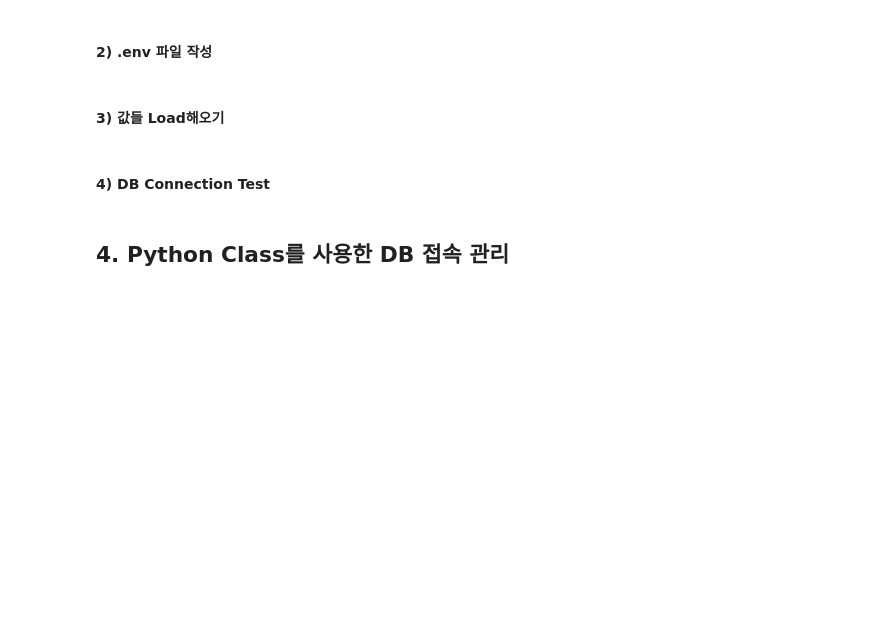
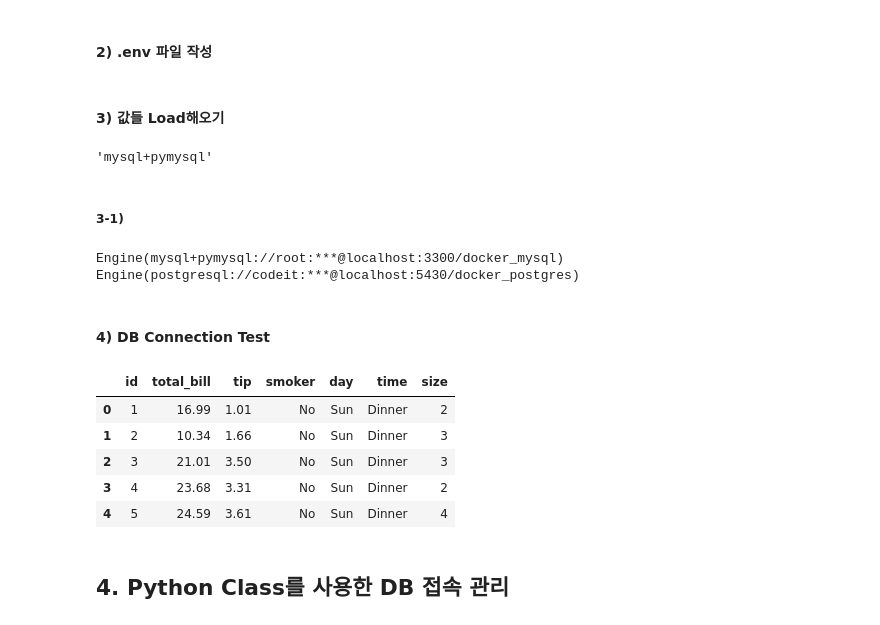
Before and after one commit to goodnews724/DataEngineeringRepo, a Jupyter notebook: 01_python_database/python_db_notebook.ipynb, the cells around one changed output. Cells and saved outputs as stored; diff of their text form; code cells hidden in the pictures; blank space fills up the shorter version.

```diff
--- a/01_python_database/python_db_notebook.ipynb
+++ b/01_python_database/python_db_notebook.ipynb
@@ -511,8 +659,86 @@ PORT=''
 DATABASE=''
 # %% [markdown]
 #### 3) 값들 Load해오기
+# %%
+import os
+
+# os.getenv("키 값(예시: MYSQL_ENGINE_NAME)")
+os.getenv("MYSQL_ENGINE_NAME")
+# %% [output]
+'mysql+pymysql'
+# %% [markdown]
+##### 3-1)
+# %%
+# ## 3) sql들 연결하기
+# from sqlalchemy import create_engine, text
+
+# ## MYSQL connection
+# engine_name = "mysql+pymysql"
+# user = 'root'
+# password = '123456'
+# host = 'localhost'
+# port = 3300
+# database = 'docker_mysql'
+
+# # connection 객체 생성
+# mysql_conn = create_engine(f"{engine_name}://{user}:{password}@{host}:{port}/{database}")
+# print(mysql_conn)
+
+# ## POSTGRESQL connection
+# engine_name = "postgresql"
+# user = 'codeit'
+# password = 'sprint'
+# host = 'localhost'
+# port = 5430
+# database = 'docker_postgres'
+
+# # connection 객체 생성
+# pg_conn = create_engine(f"{engine_name}://{user}:{password}@{host}:{port}/{database}")
+# print(pg_conn)
+
+from sqlalchemy import create_engine, text
+import os
+
+## MYSQL connection
+mysql_engine_name = os.getenv("MYSQL_ENGINE_NAME", "")
+mysql_user = os.getenv("MYSQL_USER", "")
+mysql_password = os.getenv("MYSQL_PASSWORD", "")
+mysql_host = os.getenv("MYSQL_HOST", "")
+mysql_port = os.getenv("MYSQL_PORT", "")
+mysql_database = os.getenv("MYSQL_DATABASE", "")
+
+# connection 객체 생성
+mysql_conn = create_engine(f"{mysql_engine_name}://{mysql_user}:{mysql_password}@{mysql_host}:{mysql_port}/{mysql_database}")
+print(mysql_conn)
+
+## POSTGRESQL connection
+pg_engine_name = os.getenv("PG_ENGINE_NAME", "")
+pg_user = os.getenv("PG_USER", "")
+pg_password = os.getenv("PG_PASSWORD", "")
+pg_host = os.getenv("PG_HOST", "")
+pg_port = os.getenv("PG_PORT", "")
+pg_database = os.getenv("PG_DATABASE", "")
+
+# connection 객체 생성
+pg_conn = create_engine(f"{pg_engine_name}://{pg_user}:{pg_password}@{pg_host}:{pg_port}/{pg_database}")
+print(pg_conn)
+# %% [output]
+Engine(mysql+pymysql://root:***@localhost:3300/docker_mysql)
+Engine(postgresql://codeit:***@localhost:5430/docker_postgres)
 # %% [markdown]
 #### 4) DB Connection Test
+# %%
+pd.read_sql(
+    sql = 'SELECT * FROM tips LIMIT 5',
+    con=mysql_conn
+)
+# %% [output]
+|  | id | total_bill | tip | smoker | day | time | size |
+| 0 | 1 | 16.99 | 1.01 | No | Sun | Dinner | 2 |
+| 1 | 2 | 10.34 | 1.66 | No | Sun | Dinner | 3 |
+| 2 | 3 | 21.01 | 3.50 | No | Sun | Dinner | 3 |
+| 3 | 4 | 23.68 | 3.31 | No | Sun | Dinner | 2 |
+| 4 | 5 | 24.59 | 3.61 | No | Sun | Dinner | 4 |
 # %% [markdown]
 ## 4. Python Class를 사용한 DB 접속 관리
 # %% [markdown]
```
Also changed, not shown: parts of 26 cells of this notebook, 6 other files.
